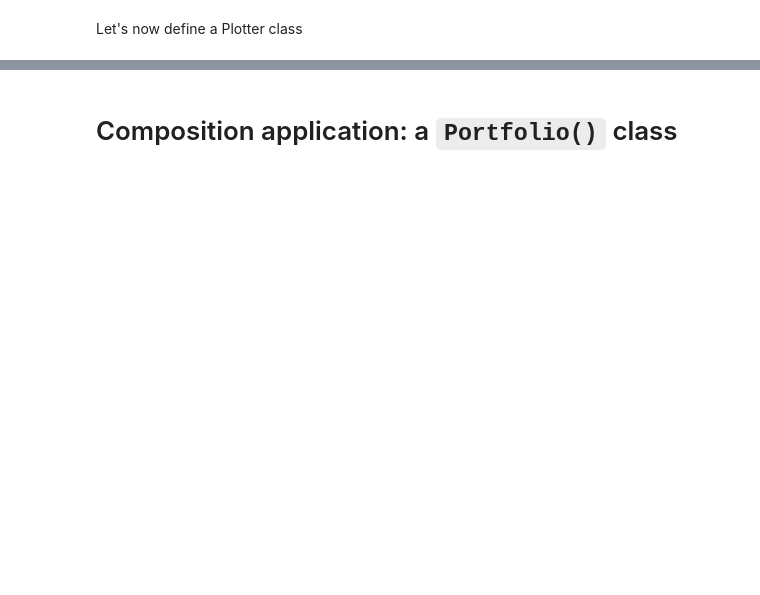
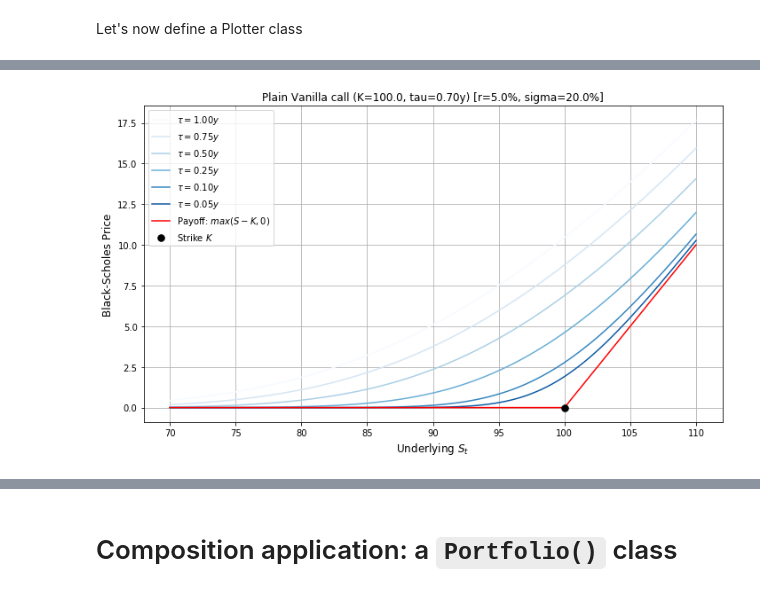
Before and after one commit to gabrielepompa88/IT-For-Business-And-Finance-2019-20, a Jupyter notebook: Notebooks/Derivatives_Analytics___Introduction_to_OOP.ipynb, the cells around one changed output, grey strips where cells are left out. Saved outputs shown, nothing was run; the diff lists cells and outputs as text; code cells hidden in the pictures; blank space fills up the shorter version.

```diff
--- a/Notebooks/Derivatives_Analytics___Introduction_to_OOP.ipynb
+++ b/Notebooks/Derivatives_Analytics___Introduction_to_OOP.ipynb
@@ -3293,0 +3862,4 @@ def plot_price(option, S_list, tau):
+# %%
+option_plotter.plot_price_strip(tau=[0.05, 0.1, 0.25, 0.5, 0.75, 1.0])
+# %% [output]
+[figure, added]
```
Also changed, not shown: parts of 228 cells of this notebook.
